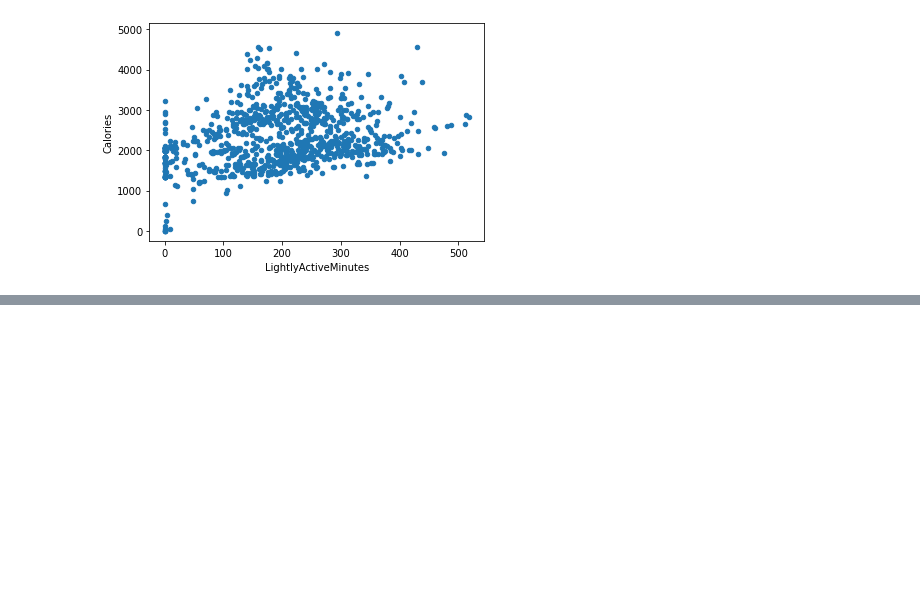
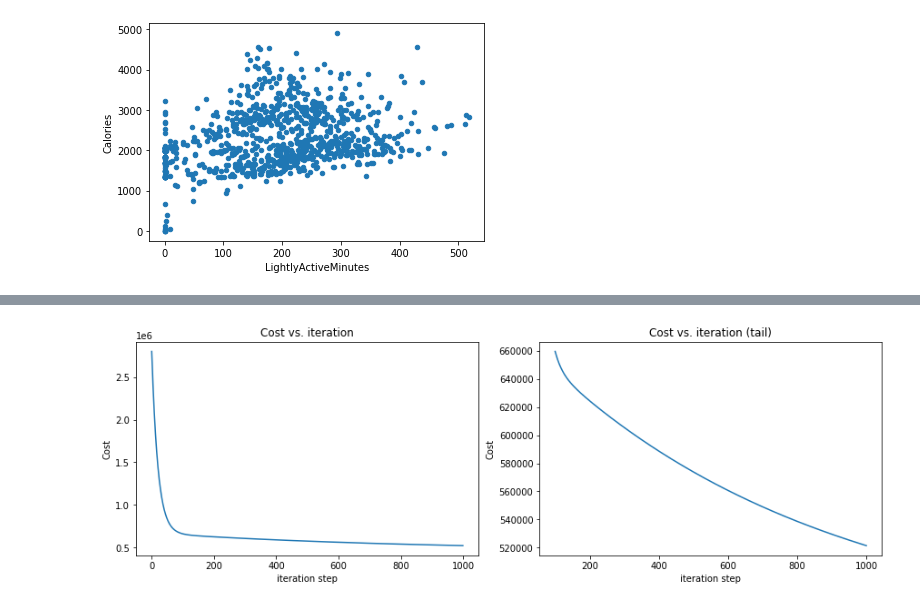
Before and after one commit to Momowangg/Portfolio, a Jupyter notebook: bellabeat-case-study.ipynb, the cells around one changed output, grey strips where cells are left out. Cells and saved outputs as stored; diff of their text form; code cells hidden in the pictures; blank space fills up the shorter version.

```diff
--- a/bellabeat-case-study.ipynb
+++ b/bellabeat-case-study.ipynb
@@ -127,3 +128,10 @@ scatterplot('LightlyActiveMinutes')
 [figure]
 [figure]
 [figure]
+# %%
+X = daily_activity[['VeryActiveMinutes','FairlyActiveMinutes','LightlyActiveMinutes']]
+init_w = np.array([0,0,0])
+init_b = 0
+
+x_train = np.array(X)
+print(np.dot(x_train[1], y_train[1]) + 6)
@@ -159,0 +182,29 @@ def compute_cost(x1,x2,x3,y,w1,w2,w3,b):
+# %%
+def gradient_descent(X, y, w_in, b_in, cost_function, gradient_function, alpha, num_iters):
+    J_history = []
+    w = copy.deepcopy(w_in)
+    b = b_in
+
+    for i in range(num_iters):
+        dj_db, dj_dw = gradient_function(X,y,w,b)
+
+        w = w - alpha*dj_dw
+        b = b - alpha*dj_db
+
+        if i<100000:      # prevent resource exhaustion
+            J_history.append( cost_function(X, y, w, b))
+
+        if i% math.ceil(num_iters / 10) == 0:
+            print(f"Iteration {i:4d}: Cost {J_history[-1]:8.2f}   ")
+
+    return w, b, J_history #return final w,b and J history for graphing
+# %%
+
+# some gradient descent settings
+iterations = 1000
+alpha = 5.0e-7
+# run gradient descent
+w_final, b_final, J_hist = gradient_descent(x_train, y_train, init_w, init_b,
+                                                    compute_cost, compute_gradient,
+                                                    alpha, iterations)
+print(f"b,w found by gradient descent: {b_final:0.2f},{w_final} ")
@@ -160,3 +223,13 @@ def compute_cost(x1,x2,x3,y,w1,w2,w3,b):
+# %%
+fig, (ax1, ax2) = plt.subplots(1, 2, constrained_layout=True, figsize=(12, 4))
+ax1.plot(J_hist)
+ax2.plot(100 + np.arange(len(J_hist[100:])), J_hist[100:])
+ax1.set_title("Cost vs. iteration");  ax2.set_title("Cost vs. iteration (tail)")
+ax1.set_ylabel('Cost')             ;  ax2.set_ylabel('Cost')
+ax1.set_xlabel('iteration step')   ;  ax2.set_xlabel('iteration step')
+plt.show()
+# %% [output]
+[figure, added]
 # %%
 # This Python 3 environment comes with many helpful analytics libraries installed
 # It is defined by the kaggle/python Docker image: https://github.com/kaggle/docker-python
```
Also changed, not shown: parts of 8 cells of this notebook.
